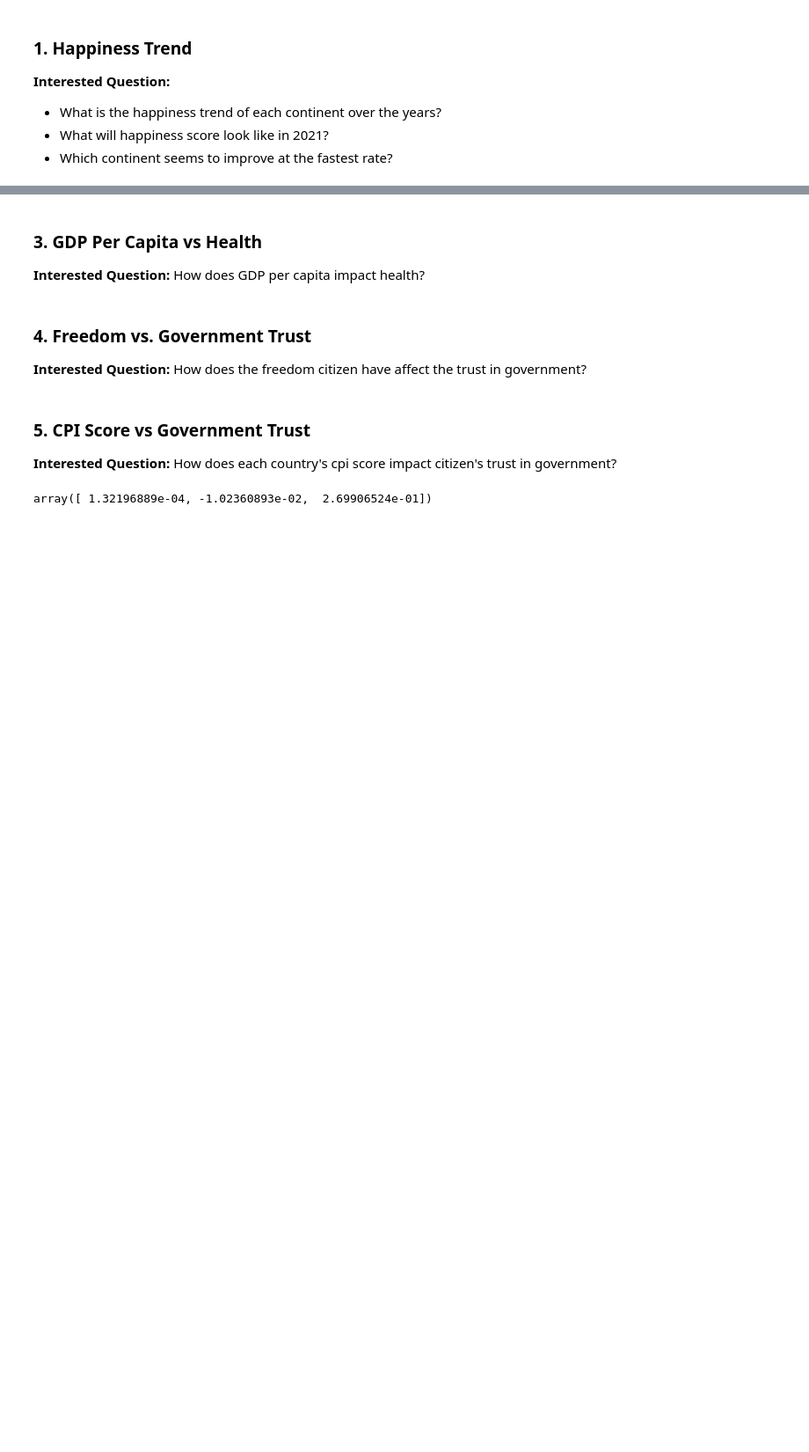
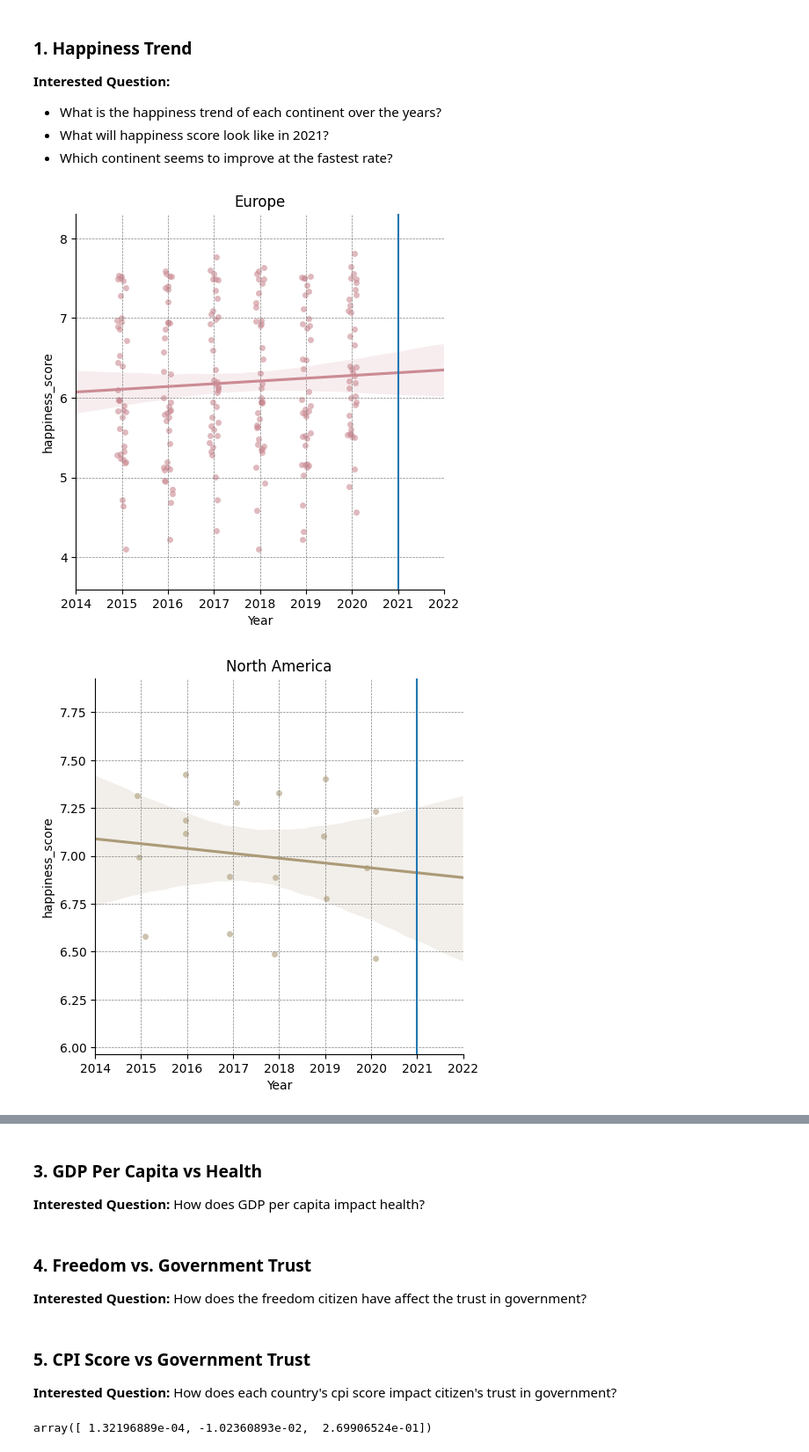
Before and after one commit to sudo-lucifer/eda-project, a Jupyter notebook: EDA_Project.ipynb, the cells around one changed output, grey strips where cells are left out. Shown at 88% size. Cells and saved outputs as stored; diff of their text form; code cells hidden in the pictures; blank space fills up the shorter version.

Commit message:
happiness trend

```diff
--- a/EDA_Project.ipynb
+++ b/EDA_Project.ipynb
@@ -80,3 +81,20 @@ find_coorelation(no_social_support_df)
 - What is the happiness trend of each continent over the years?
 - What will happiness score look like in 2021?
 - Which continent seems to improve at the fastest rate?
+# %%
+def generate_happiness_trend_graph(df, color):
+    g = sns.catplot(x="Year", y="happiness_score",alpha=0.6, color=color, zorder=1,native_scale=True, data=df)
+    g.set(xlim=(2014, 2022), ylim=(df['happiness_score'].min() - 0.5, df['happiness_score'].max() + 0.5))
+    sns.regplot(x='Year', y='happiness_score',color=color, data=df, scatter=False, truncate=False)
+    plt.axvline(2021)
+    plt.grid(color='gray', linestyle='--', lw=0.5)
+    plt.title(df['continent'].max())
+
+
+colors = sns.husl_palette(s=.4)
+for continent, color in zip(happiness_df['continent'].unique(), colors):
+    df = happiness_df[happiness_df['continent'] == continent]
+    generate_happiness_trend_graph(df, color)
+# %% [output]
+[figure, added]
+[figure, added]
```
Also changed, not shown: parts of 13 cells of this notebook.
